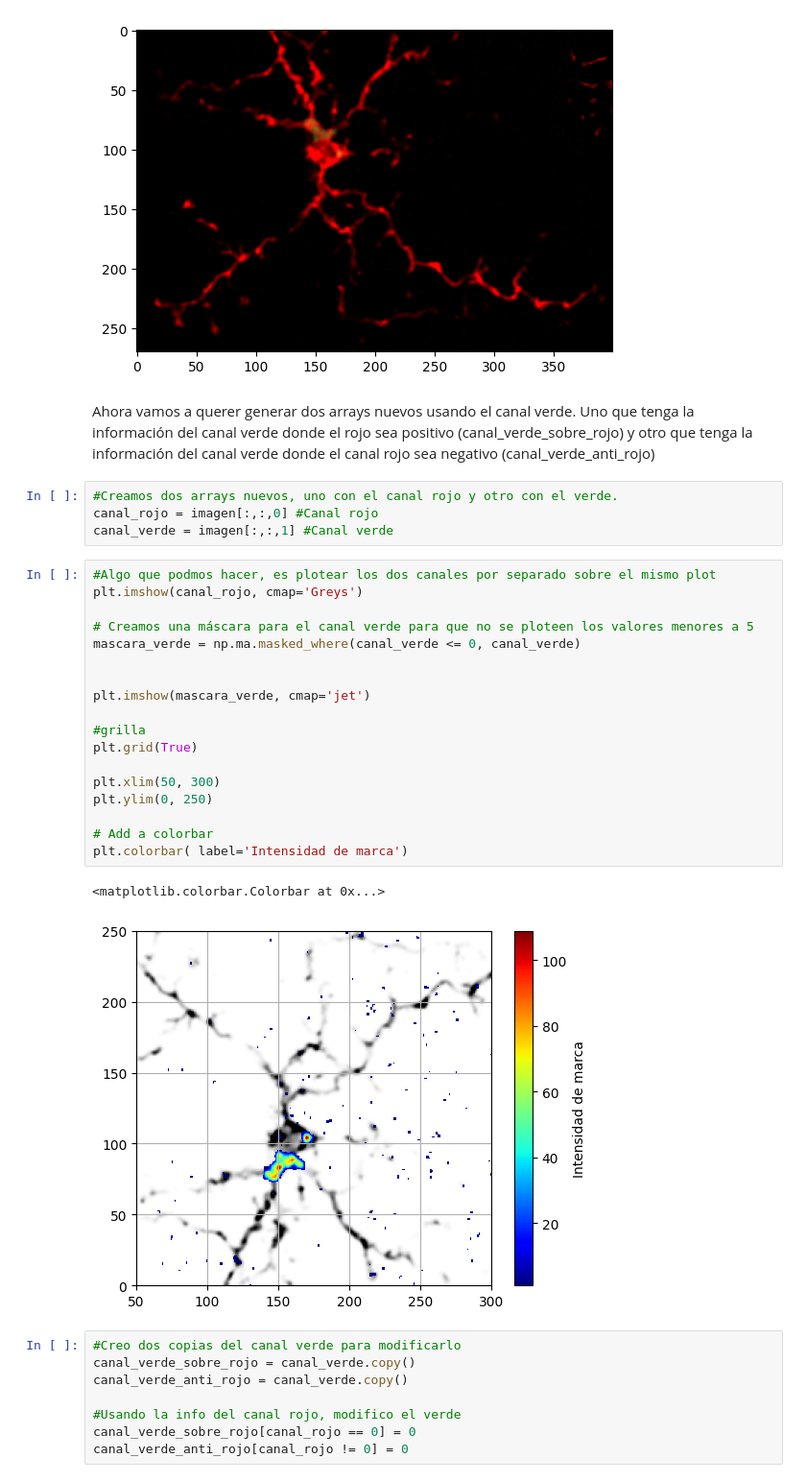
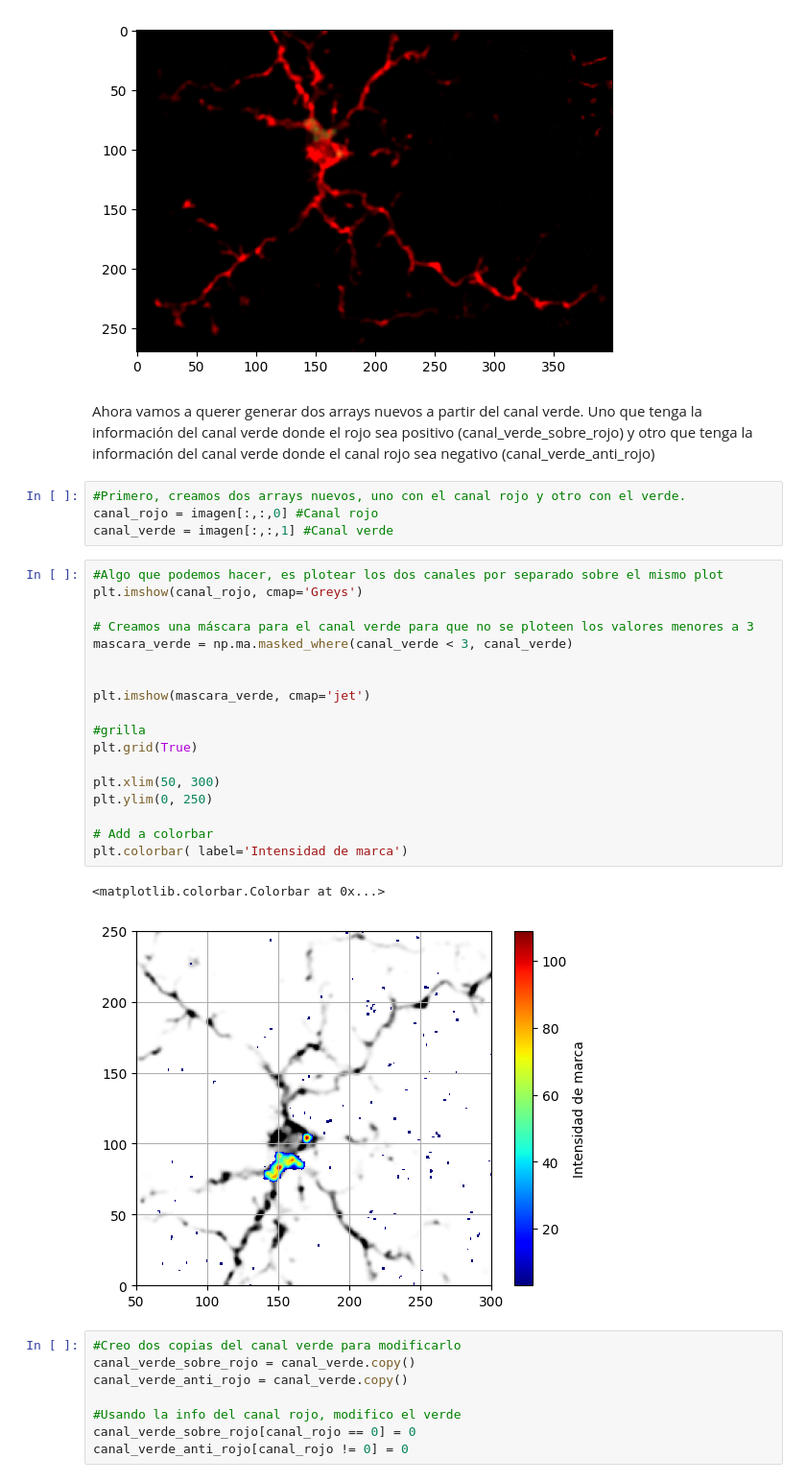
Before and after one commit to SalvadorCalanni/Confocal-Image-Analysis-Workshop-with-Python, a Jupyter notebook: Heatmaps/Heatmaps.ipynb, the cells around one changed output. Shown: that part at 96% size. Saved outputs shown, nothing was run; the diff lists cells and outputs as text.

Commit message:
cambios (muy) menores en Heatmaps

```diff
--- a/Heatmaps/Heatmaps.ipynb
+++ b/Heatmaps/Heatmaps.ipynb
@@ -19,32 +20,32 @@ plt.imshow(imagen)
 <matplotlib.image.AxesImage at 0x...>
 [figure]
 # %% [markdown]
-Ahora vamos a querer generar dos arrays nuevos usando el canal verde. Uno que tenga la información del canal verde donde el rojo sea positivo (canal_verde_sobre_rojo) y otro que tenga la información del canal verde donde el canal rojo sea negativo (canal_verde_anti_rojo)
+Ahora vamos a querer generar dos arrays nuevos a partir del canal verde. Uno que tenga la información del canal verde donde el rojo sea positivo (canal_verde_sobre_rojo) y otro que tenga la información del canal verde donde el canal rojo sea negativo (canal_verde_anti_rojo)
 # %%
-#Creamos dos arrays nuevos, uno con el canal rojo y otro con el verde.
+#Primero, creamos dos arrays nuevos, uno con el canal rojo y otro con el verde.
 canal_rojo = imagen[:,:,0] #Canal rojo
 canal_verde = imagen[:,:,1] #Canal verde
 # %%
-#Algo que podmos hacer, es plotear los dos canales por separado sobre el mismo plot
+#Algo que podemos hacer, es plotear los dos canales por separado sobre el mismo plot
 plt.imshow(canal_rojo, cmap='Greys')
 
-# Creamos una máscara para el canal verde para que no se ploteen los valores menores a 5
-mascara_verde = np.ma.masked_where(canal_verde <= 0, canal_verde)
+# Creamos una máscara para el canal verde para que no se ploteen los valores menores a 3
+mascara_verde = np.ma.masked_where(canal_verde < 3, canal_verde)
 
 
 plt.imshow(mascara_verde, cmap='jet')
 
 #grilla
 plt.grid(True)
 
 plt.xlim(50, 300)
 plt.ylim(0, 250)
 
 # Add a colorbar
 plt.colorbar( label='Intensidad de marca')
 # %% [output]
 <matplotlib.colorbar.Colorbar at 0x...>
-[figure, old version]
+[figure, new version]
 # %%
 #Creo dos copias del canal verde para modificarlo
 canal_verde_sobre_rojo = canal_verde.copy()
```
Also changed, not shown: parts of 3 cells of this notebook.
